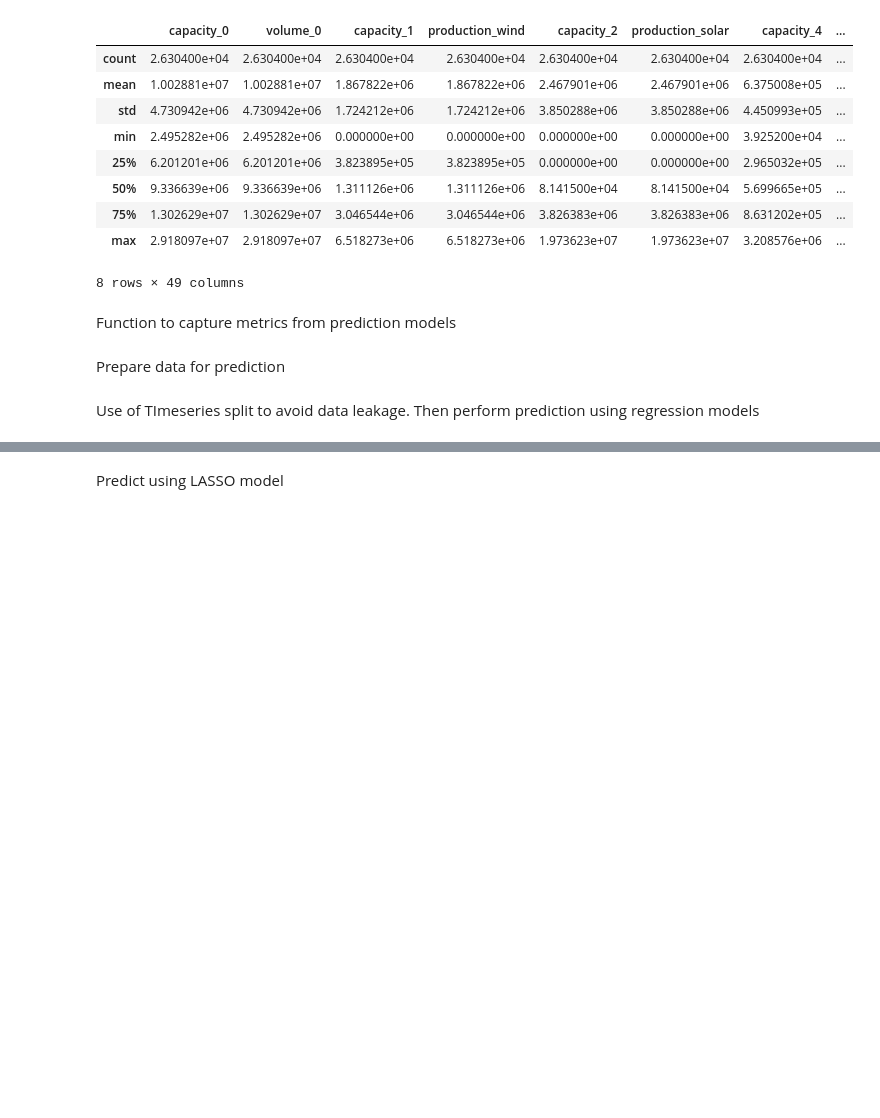
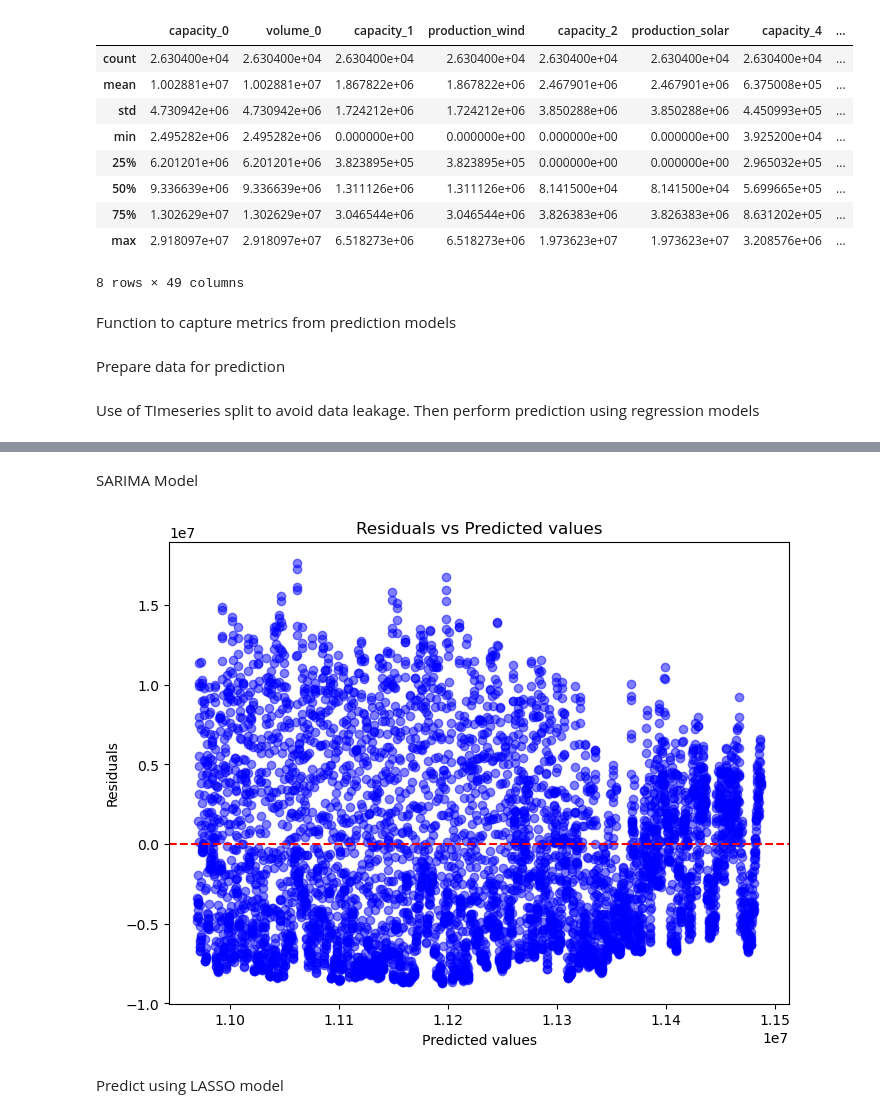
Before and after one commit to tvgerwe/ENEXIS, a Jupyter notebook: workspaces/sandeep/ned/ned-gen-prediction-regression.ipynb, the cells around one changed output, grey strips where cells are left out. Drawn from its saved outputs; the diff is of its cells as text; code cells hidden in the pictures; blank space fills up the shorter version.

```diff
--- a/workspaces/sandeep/ned/ned-gen-prediction-regression.ipynb
+++ b/workspaces/sandeep/ned/ned-gen-prediction-regression.ipynb
@@ -277,0 +255,17 @@ shape: (5_261, 4)
+# %%
+# Step 7: Naive Forecast - last value of training set as prediction
+y_naive_pred = np.full_like(y_test, y_train.iloc[-1])
+
+aic_naive = compute_aic(y_test, y_int_pred, num_params=X_train.shape[1] + 1)
+
+# Step 7: Calculate and print performance metrics (e.g., MAE)
+mae_naive = mean_absolute_error(y_test, predictions)
+print(f"Mean Absolute Error (MAE): {mae_naive}")
+
+# Store results
+results.append(["Naive Model",
+                mean_absolute_error(y_test, y_naive_pred),
+                np.sqrt(mean_squared_error(y_test, y_naive_pred)),
+                mean_absolute_percentage_error(y_test, y_naive_pred),
+                symmetric_mape(y_test, y_naive_pred),
+                aic_naive])
@@ -278,3 +305,37 @@ shape: (5_261, 4)
+# %% [markdown]
+SARIMA Model
+# %%
+sarima_model = SARIMAX(y_train, order=(1, 1, 3), seasonal_order=(0, 0, 0, 7)).fit()
+# Forecast the next steps (same length as y_test)
+y_pred_sarima = sarima_model.predict(start=len(y_train), end=len(y_train) + len(y_test) - 1)
+# Get the AIC value from the SARIMA model
+aic_sarima = sarima_model.aic  # Directly from SARIMA model
+
+
+
+# Store results
+results.append(["SARIMAX (1,1,3)",
+                mean_absolute_error(y_test, y_pred_sarima),
+                np.sqrt(mean_squared_error(y_test, y_pred_sarima)),
+                mean_absolute_percentage_error(y_test, y_pred_sarima),
+                symmetric_mape(y_test, y_pred_sarima),
+                aic_sarima])
+
+# 1. Calculate residuals
+residuals = y_test - y_int_pred
+
+# 2. Plotting the residuals
+
+# a. Residuals vs. Predicted values plot
+plt.figure(figsize=(8, 6))
+plt.scatter(y_int_pred, residuals, color='blue', alpha=0.5)
+plt.axhline(y=0, color='r', linestyle='--')
+plt.title('Residuals vs Predicted values')
+plt.xlabel('Predicted values')
+plt.ylabel('Residuals')
+plt.show()
+# %% [output]
+[figure, added]
 # %% [markdown]
 Predict using LASSO model
 # %%
```
Also changed, not shown: parts of 15 cells of this notebook.
